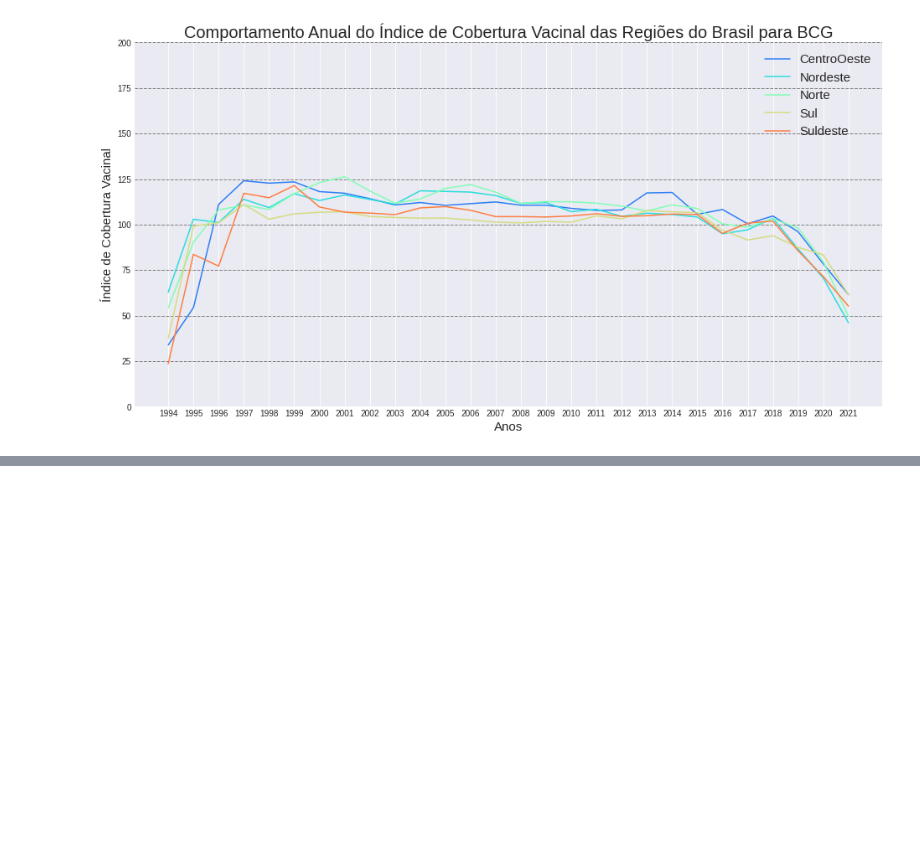
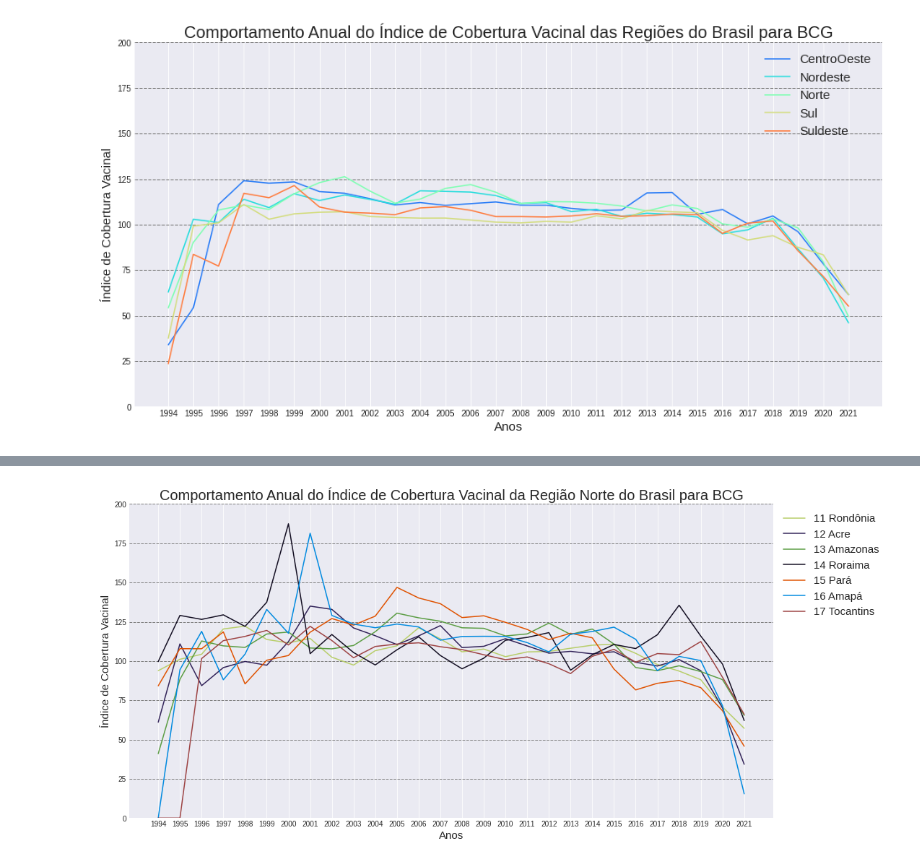
Before and after one commit to laugustovieira/imunizacao, a Jupyter notebook: imunizacao.ipynb, the cells around one changed output, grey strips where cells are left out. Saved outputs shown, nothing was run; the diff lists cells and outputs as text; code cells hidden in the pictures; blank space fills up the shorter version.

```diff
--- a/imunizacao.ipynb
+++ b/imunizacao.ipynb
@@ -187,0 +164,17 @@ dados_regiao_aberto_agrupado.head()
+# %%
+def plotar_estados(nome_regiao):
+  dados_reg = dados_estados_regiao.query("regiao == @nome_regiao")
+  dados_reg = dados_reg[dados_reg.columns[0:28]]
+  ax = dados_reg.T.plot(figsize=(16,8), color= colors2)
+  plt.xlabel("Anos", size=15)
+  plt.ylabel("Índice de Cobertura Vacinal", size=15)
+  plt.title("Comportamento Anual do Índice de Cobertura Vacinal da Região {} do Brasil para BCG".format(nome_regiao), size=20)
+  plt.grid(axis='y',color='gray',linestyle='--',linewidth=1)
+  plt.legend(bbox_to_anchor=(1,1),prop={'size':15})
+  #criando a grid
+  plt.grid(axis='y',color='gray',linestyle='--',linewidth=1)
+  eixo_x = dados.T.index.tolist()
+  ax.set_xticks(range(len(eixo_x)))
+  ax.set_xticklabels(eixo_x)
+  plt.ylim(0,200)
+  plt.show()
@@ -255,0 +268,4 @@ plt.show()
+# %%
+plotar_estados("Norte")
+# %% [output]
+[figure, added]
```
Also changed, not shown: parts of 10 cells of this notebook.
